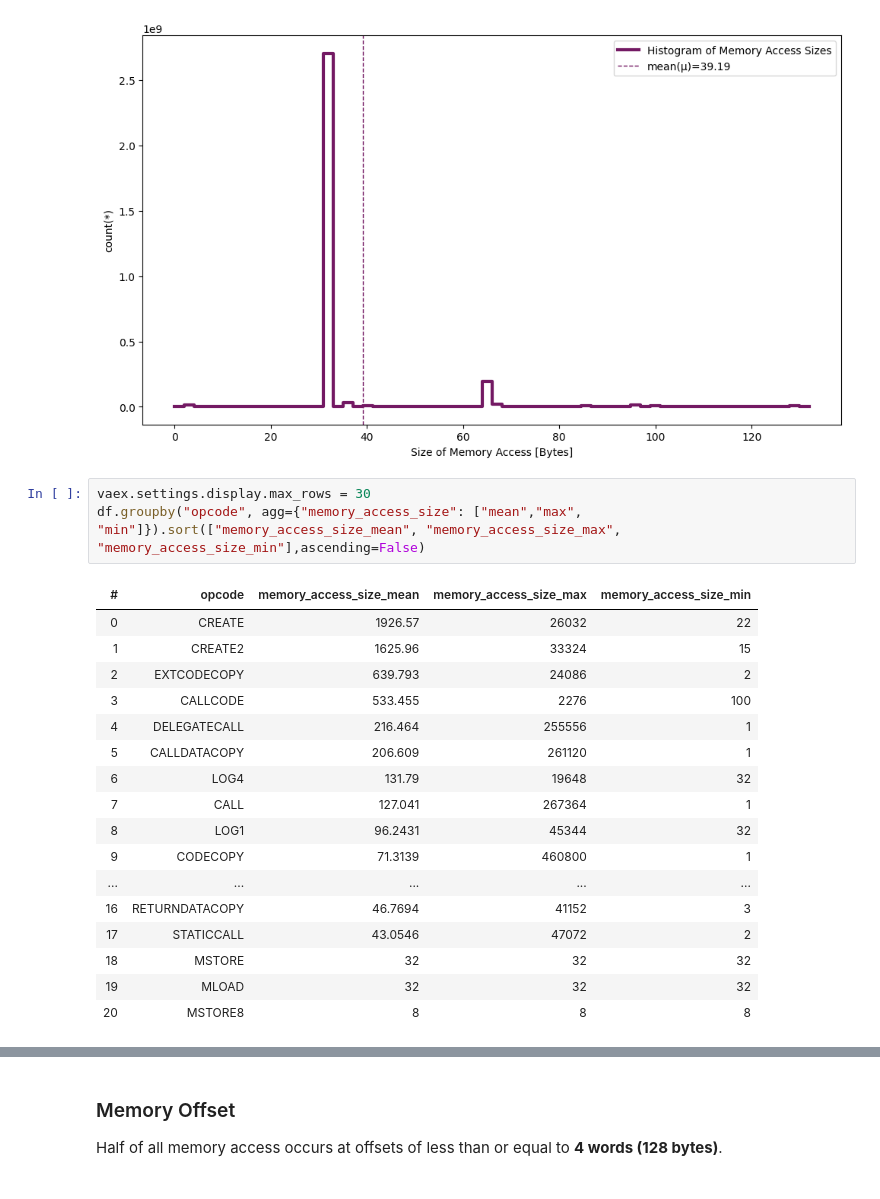
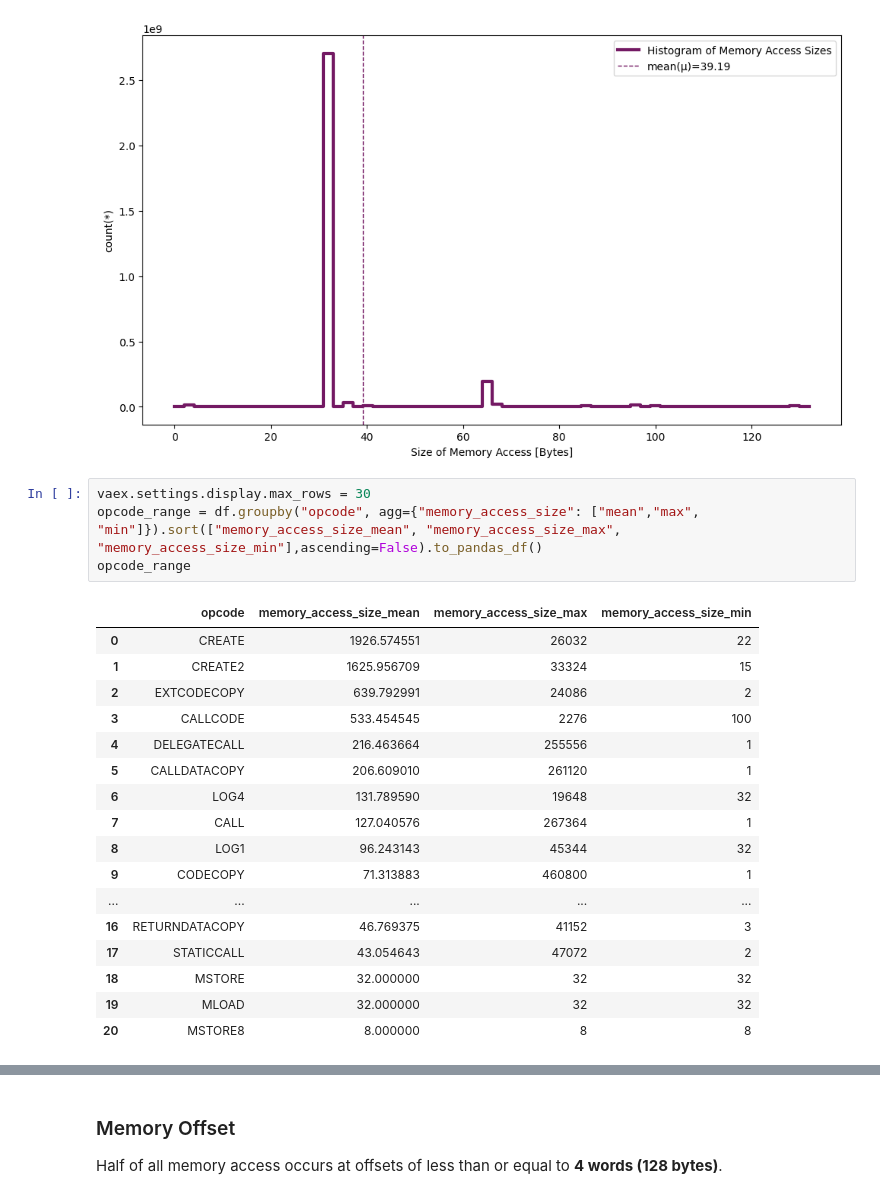
Before and after one commit to raxhvl/evm-memory-analysis, a Jupyter notebook: evm-memory-analysis.ipynb, the cells around one changed output, grey strips where cells are left out. Cells and saved outputs as stored; diff of their text form.

```diff
--- a/evm-memory-analysis.ipynb
+++ b/evm-memory-analysis.ipynb
@@ -89,22 +89,23 @@ plt.show()
 [figure]
 # %%
 vaex.settings.display.max_rows = 30
-df.groupby("opcode", agg={"memory_access_size": ["mean","max", "min"]}).sort(["memory_access_size_mean", "memory_access_size_max", "memory_access_size_min"],ascending=False)
+opcode_range = df.groupby("opcode", agg={"memory_access_size": ["mean","max", "min"]}).sort(["memory_access_size_mean", "memory_access_size_max", "memory_access_size_min"],ascending=False).to_pandas_df()
+opcode_range
 # %% [output]
-| # | opcode | memory_access_size_mean | memory_access_size_max | memory_access_size_min |
-| 0 | CREATE | 1926.57 | 26032 | 22 |
-| 1 | CREATE2 | 1625.96 | 33324 | 15 |
-| 2 | EXTCODECOPY | 639.793 | 24086 | 2 |
-| 3 | CALLCODE | 533.455 | 2276 | 100 |
-| 4 | DELEGATECALL | 216.464 | 255556 | 1 |
-| 5 | CALLDATACOPY | 206.609 | 261120 | 1 |
-| 6 | LOG4 | 131.79 | 19648 | 32 |
-| 7 | CALL | 127.041 | 267364 | 1 |
-| 8 | LOG1 | 96.2431 | 45344 | 32 |
-| 9 | CODECOPY | 71.3139 | 460800 | 1 |
+|  | opcode | memory_access_size_mean | memory_access_size_max | memory_access_size_min |
+| 0 | CREATE | 1926.574551 | 26032 | 22 |
+| 1 | CREATE2 | 1625.956709 | 33324 | 15 |
+| 2 | EXTCODECOPY | 639.792991 | 24086 | 2 |
+| 3 | CALLCODE | 533.454545 | 2276 | 100 |
+| 4 | DELEGATECALL | 216.463664 | 255556 | 1 |
+| 5 | CALLDATACOPY | 206.609010 | 261120 | 1 |
+| 6 | LOG4 | 131.789590 | 19648 | 32 |
+| 7 | CALL | 127.040576 | 267364 | 1 |
+| 8 | LOG1 | 96.243143 | 45344 | 32 |
+| 9 | CODECOPY | 71.313883 | 460800 | 1 |
 | ... | ... | ... | ... | ... |
-| 16 | RETURNDATACOPY | 46.7694 | 41152 | 3 |
-| 17 | STATICCALL | 43.0546 | 47072 | 2 |
-| 18 | MSTORE | 32 | 32 | 32 |
-| 19 | MLOAD | 32 | 32 | 32 |
-| 20 | MSTORE8 | 8 | 8 | 8 |
+| 16 | RETURNDATACOPY | 46.769375 | 41152 | 3 |
+| 17 | STATICCALL | 43.054643 | 47072 | 2 |
+| 18 | MSTORE | 32.000000 | 32 | 32 |
+| 19 | MLOAD | 32.000000 | 32 | 32 |
+| 20 | MSTORE8 | 8.000000 | 8 | 8 |
```
Also changed, not shown: parts of 10 cells of this notebook.
